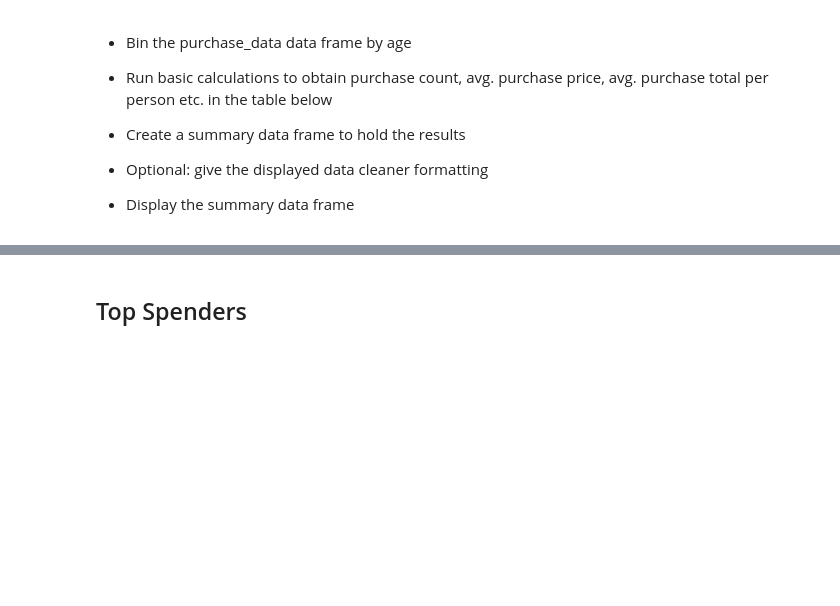
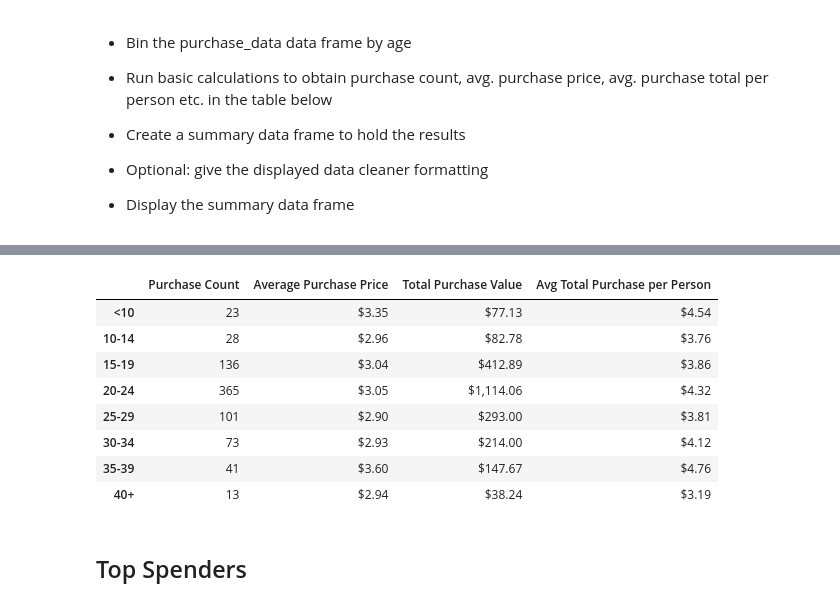
Before and after one commit to robinkhan1984/pandas-challenge, a Jupyter notebook: HeroesOfPymoli/HeroesOfPymoli_starter.ipynb, the cells around one changed output, grey strips where cells are left out. Saved outputs shown, nothing was run; the diff lists cells and outputs as text; code cells hidden in the pictures; blank space fills up the shorter version.

```diff
--- a/HeroesOfPymoli/HeroesOfPymoli_starter.ipynb
+++ b/HeroesOfPymoli/HeroesOfPymoli_starter.ipynb
@@ -323,3 +317,98 @@ See the caveats in the documentation: https://pandas.pydata.org/pandas-docs/stab
+# %%
+# bins = [0, 9.9, 14.9, 19.9, 24.9, 29.9, 34.9, 39.9, 99]
+# group_labels = ["<10","10-14","15-19","20-24","25-29","30-34","35-39","40+"]
+# age groups in - clean_data["Age Group"] = pd.cut(clean_data["Age"], bins, labels=group_labels)
+
+
+
+# Bin the purchase_data data frame by age
+purchase_data["Age Group"] = pd.cut(purchase_data["Age"], bins, labels=group_labels)
+
+
+# purchase count
+# Total purchase price
+# average purchase price
+# average total purchase per person
+pc_less_then_10 = purchase_data.loc[purchase_data["Age Group"] == "<10", :]
+pc_less_then_10_count = len(pc_less_then_10)
+purchase_pc_less_then_10 = pc_less_then_10 ['Price'].sum()
+ave_purchase_pc_less_then_10 = purchase_pc_less_then_10 /pc_less_then_10_count
+total_ave_purchase_less_then_10 = purchase_pc_less_then_10/less_then_10_count
+
+pc_ten_14 = purchase_data.loc[purchase_data["Age Group"] == "10-14", :]
+pc_ten_14_count = len(pc_ten_14)
+purchase_pc_ten_14 = pc_ten_14 ['Price'].sum()
+ave_purchase_pc_ten_14 = purchase_pc_ten_14/pc_ten_14_count
+total_ave_purchase_ten_14 = purchase_pc_ten_14 /ten_14_count
+
+pc_fourteen_19 = purchase_data.loc[purchase_data["Age Group"] == "15-19", :]
+pc_fourteen_19_count = len(pc_fourteen_19)
+purchase_pc_fourteen_19 = pc_fourteen_19 ['Price'].sum()
+ave_purchase_pc_fourteen_19 = purchase_pc_fourteen_19/pc_fourteen_19_count
+total_ave_purchase_fourteen_19 = purchase_pc_fourteen_19 /fourteen_19_count
+
+pc_twenty_24 = purchase_data.loc[purchase_data["Age Group"] == "20-24", :]
+pc_twenty_24_count = len(pc_twenty_24)
+purchase_pc_twenty_24 = pc_twenty_24 ['Price'].sum()
+ave_purchase_pc_twenty_24 = purchase_pc_twenty_24/pc_twenty_24_count
+total_ave_purchase_twenty_24 = purchase_pc_twenty_24/twenty_24_count
+
+pc_twentyfive_29 = purchase_data.loc[purchase_data["Age Group"] == "25-29", :]
+pc_twentyfive_29_count = len(pc_twentyfive_29)
+purchase_pc_twentyfive_29 = pc_twentyfive_29 ['Price'].sum()
+ave_purchase_pc_twentyfive_29 = purchase_pc_twentyfive_29/pc_twentyfive_29_count
+total_ave_purchase_twentyfive_29 = purchase_pc_twentyfive_29/twentyfive_29_count
+
+pc_thirty_34 = purchase_data.loc[purchase_data["Age Group"] == "30-34", :]
+pc_thirty_34_count = len(pc_thirty_34)
+purchase_pc_thirty_34 = pc_thirty_34   ['Price'].sum()
+ave_purchase_pc_thirty_34 = purchase_pc_thirty_34/pc_thirty_34_count
+total_ave_purchase_thirty_34 = purchase_pc_thirty_34/thirty_34_count
+
+pc_thirtyfive_39 = purchase_data.loc[purchase_data["Age Group"] == "35-39", :]
+pc_thirtyfive_39_count = len(pc_thirtyfive_39)
+purchase_pc_thirtyfive_39 = pc_thirtyfive_39 ['Price'].sum()
+ave_purchase_pc_thirtyfive_39 = purchase_pc_thirtyfive_39/pc_thirtyfive_39_count
+total_ave_purchase_thirtyfive_39 = purchase_pc_thirtyfive_39/thirtyfive_39_count
+
+pc_more_then_40 = purchase_data.loc[purchase_data["Age Group"] == "40+", :]
+pc_more_then_40_count = len(pc_more_then_40)
+purchase_pc_more_then_40 = pc_more_then_40 ['Price'].sum()
+ave_purchase_pc_more_then_40 = purchase_pc_more_then_40/pc_more_then_40_count
+total_ave_purchase_more_then_40 = purchase_pc_more_then_40/more_then_40_count
+
+
+
+
+#Creating output frame from data above
+output_5_frame = {
+    "Purchase Count": [pc_less_then_10_count, pc_ten_14_count, pc_fourteen_19_count,pc_twenty_24_count,
+                    pc_twentyfive_29_count,pc_thirty_34_count,pc_thirtyfive_39_count, pc_more_then_40_count],
+    "Average Purchase Price": [ave_purchase_pc_less_then_10, ave_purchase_pc_ten_14, ave_purchase_pc_fourteen_19, ave_purchase_pc_twenty_24,
+                              ave_purchase_pc_twentyfive_29, ave_purchase_pc_thirty_34, ave_purchase_pc_thirtyfive_39,ave_purchase_pc_more_then_40],
+    "Total Purchase Value": [purchase_pc_less_then_10, purchase_pc_ten_14, purchase_pc_fourteen_19, purchase_pc_twenty_24,
+                              purchase_pc_twentyfive_29, purchase_pc_thirty_34, purchase_pc_thirtyfive_39,purchase_pc_more_then_40],
+    "Avg Total Purchase per Person": [total_ave_purchase_less_then_10,total_ave_purchase_ten_14 , total_ave_purchase_fourteen_19 ,total_ave_purchase_twenty_24,
+                    total_ave_purchase_twentyfive_29,total_ave_purchase_thirty_34,total_ave_purchase_thirtyfive_39, total_ave_purchase_more_then_40],
+}
+
+#Outputting frame
+data_frame_5 = pd.DataFrame(output_5_frame)
+data_frame_5.index = ['<10','10-14','15-19','20-24','25-29','30-34','35-39','40+']
+data_frame_5
+
+ #styling frame
+data_frame_5.style.format({"Average Purchase Price": "${:,.2f}","Total Purchase Value":"${:,.2f}","Avg Total Purchase per Person":"${:,.2f}"})
+# %% [output]
+|  | Purchase Count | Average Purchase Price | Total Purchase Value | Avg Total Purchase per Person |
+| <10 | 23 | $3.35 | $77.13 | $4.54 |
+| 10-14 | 28 | $2.96 | $82.78 | $3.76 |
+| 15-19 | 136 | $3.04 | $412.89 | $3.86 |
+| 20-24 | 365 | $3.05 | $1,114.06 | $4.32 |
+| 25-29 | 101 | $2.90 | $293.00 | $3.81 |
+| 30-34 | 73 | $2.93 | $214.00 | $4.12 |
+| 35-39 | 41 | $3.60 | $147.67 | $4.76 |
+| 40+ | 13 | $2.94 | $38.24 | $3.19 |
 # %% [markdown]
 ## Top Spenders
 # %% [markdown]
```
Also changed, not shown: parts of 3 cells of this notebook.
